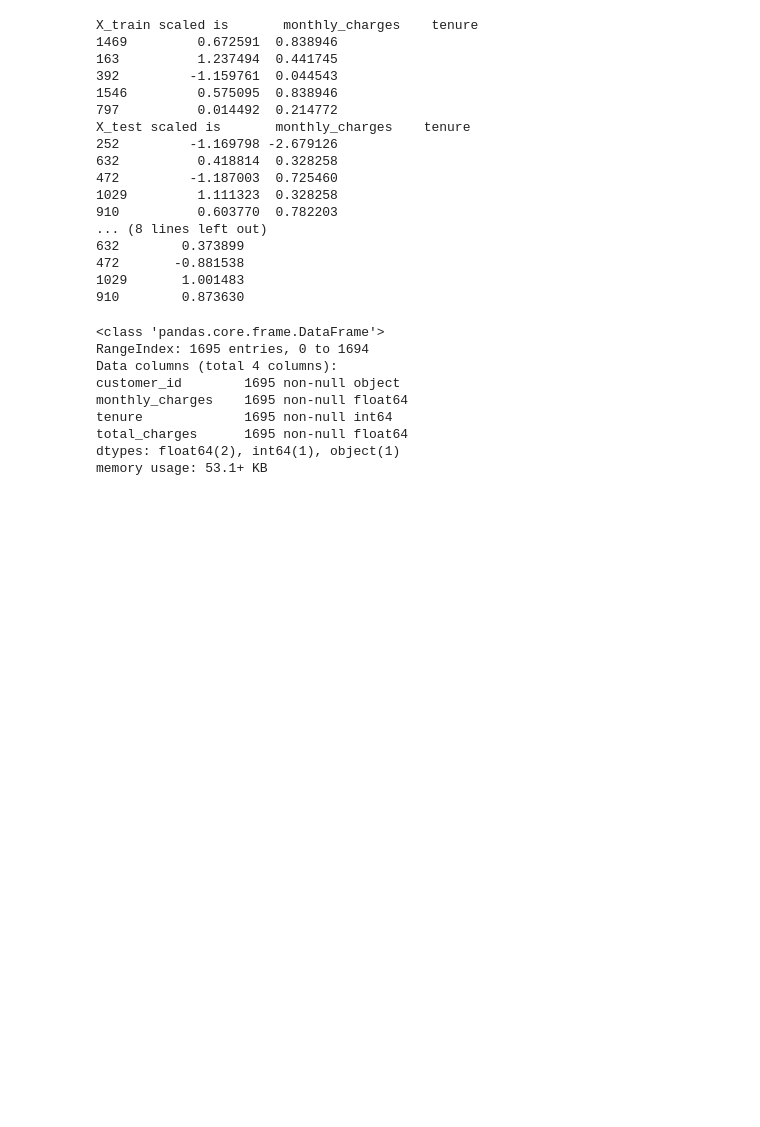
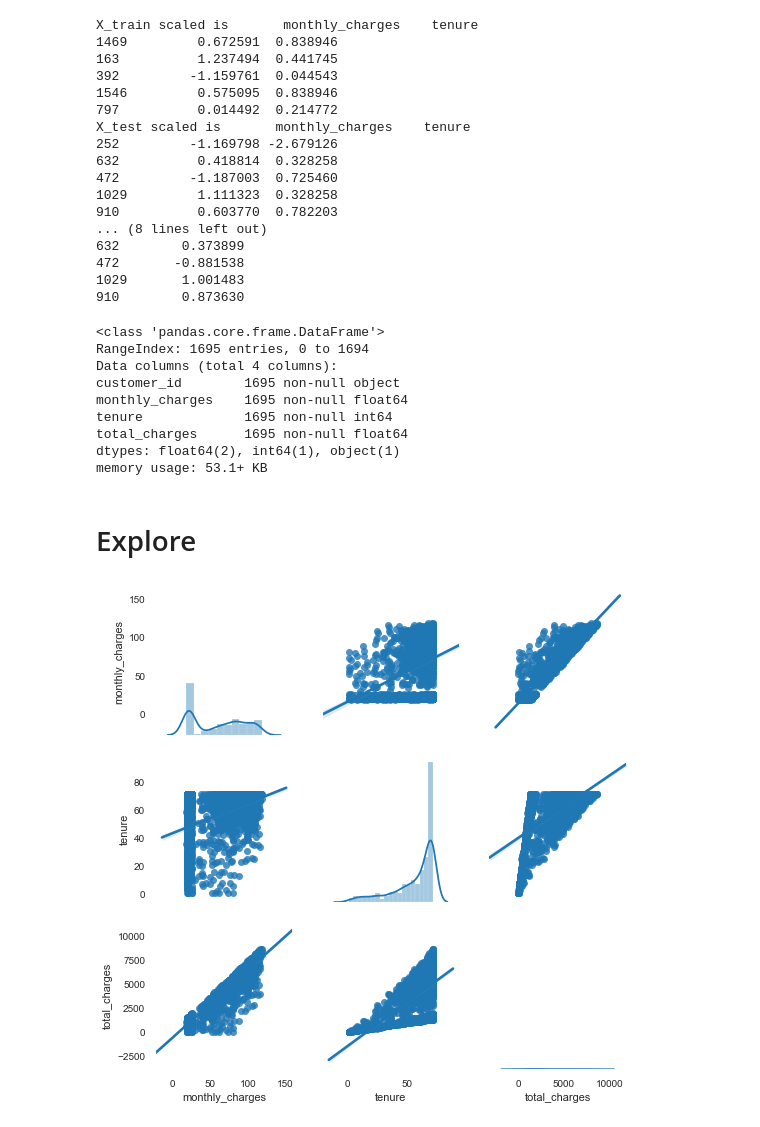
Before and after one commit to davidtenorio1/ds-methodologies-exercises, a Jupyter notebook: regression/project.ipynb, the cells around one changed output. Cells and saved outputs as stored; diff of their text form; code cells hidden in the pictures; blank space fills up the shorter version.

```diff
--- a/regression/project.ipynb
+++ b/regression/project.ipynb
@@ -177,4 +155,6 @@ tenure             1695 non-null int64
 total_charges      1695 non-null float64
 dtypes: float64(2), int64(1), object(1)
 memory usage: 53.1+ KB
+# %% [markdown]
+# Explore
 # %%
@@ -182,0 +163,4 @@ prof.to_file(output_file='output.html')
+# %%
+explore.plot_variable_pairs(df)
+# %% [output]
+[figure, added]
```
Also changed, not shown: parts of 23 cells of this notebook, 2 other files.
